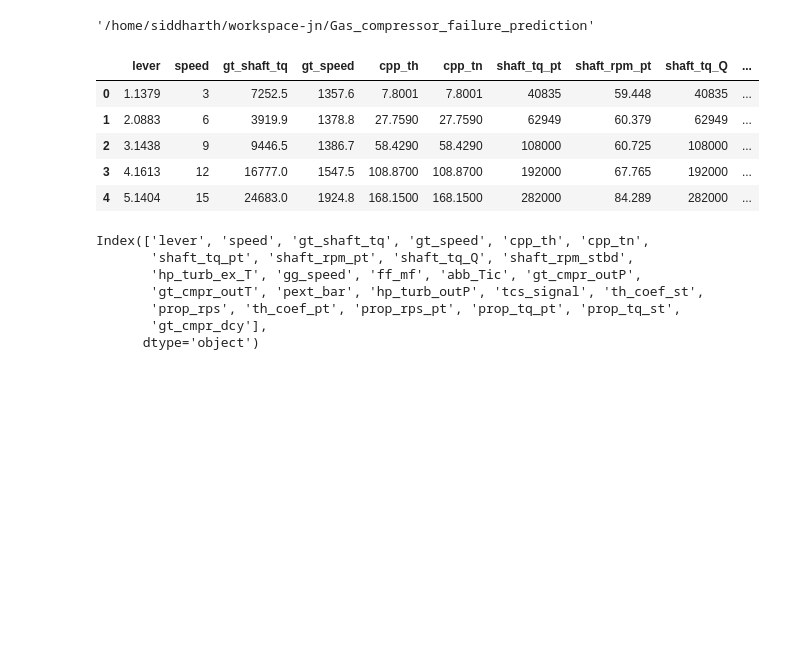
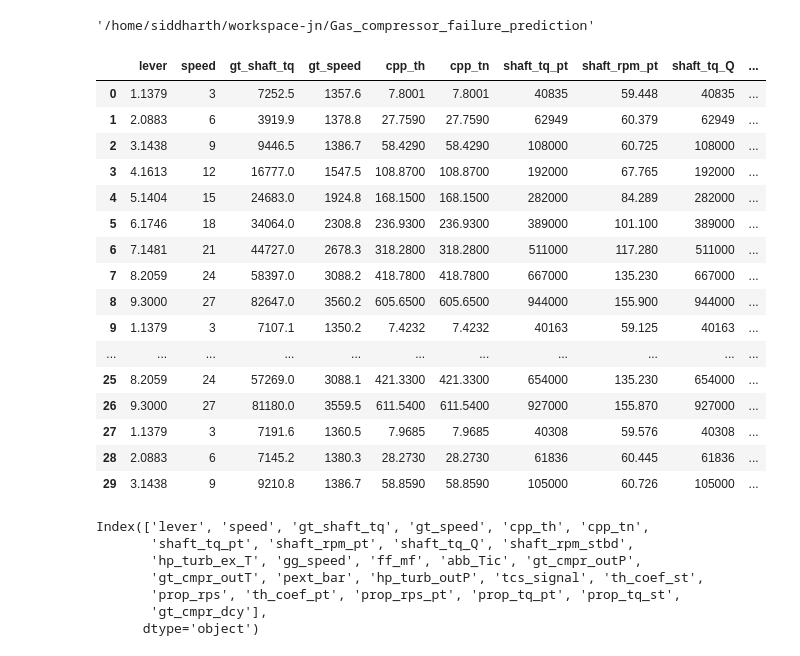
Before and after one commit to slickFix/Gas-compressor-failure-prediction, a Jupyter notebook: EDA.ipynb, the cells around one changed output. Cells and saved outputs as stored; diff of their text form; code cells hidden in the pictures; blank space fills up the shorter version.

```diff
--- a/EDA.ipynb
+++ b/EDA.ipynb
@@ -26,14 +26,25 @@ os.getcwd()
 with open('dataset_pkl_file','rb') as f:
     df = pickle.load(f)
 # %%
-df.head()
+df.head(30)
 # %% [output]
 |  | lever | speed | gt_shaft_tq | gt_speed | cpp_th | cpp_tn | shaft_tq_pt | shaft_rpm_pt | shaft_tq_Q | ... |
 | 0 | 1.1379 | 3 | 7252.5 | 1357.6 | 7.8001 | 7.8001 | 40835 | 59.448 | 40835 | ... |
 | 1 | 2.0883 | 6 | 3919.9 | 1378.8 | 27.7590 | 27.7590 | 62949 | 60.379 | 62949 | ... |
 | 2 | 3.1438 | 9 | 9446.5 | 1386.7 | 58.4290 | 58.4290 | 108000 | 60.725 | 108000 | ... |
 | 3 | 4.1613 | 12 | 16777.0 | 1547.5 | 108.8700 | 108.8700 | 192000 | 67.765 | 192000 | ... |
 | 4 | 5.1404 | 15 | 24683.0 | 1924.8 | 168.1500 | 168.1500 | 282000 | 84.289 | 282000 | ... |
+| 5 | 6.1746 | 18 | 34064.0 | 2308.8 | 236.9300 | 236.9300 | 389000 | 101.100 | 389000 | ... |
+| 6 | 7.1481 | 21 | 44727.0 | 2678.3 | 318.2800 | 318.2800 | 511000 | 117.280 | 511000 | ... |
+| 7 | 8.2059 | 24 | 58397.0 | 3088.2 | 418.7800 | 418.7800 | 667000 | 135.230 | 667000 | ... |
+| 8 | 9.3000 | 27 | 82647.0 | 3560.2 | 605.6500 | 605.6500 | 944000 | 155.900 | 944000 | ... |
+| 9 | 1.1379 | 3 | 7107.1 | 1350.2 | 7.4232 | 7.4232 | 40163 | 59.125 | 40163 | ... |
+| ... | ... | ... | ... | ... | ... | ... | ... | ... | ... | ... |
+| 25 | 8.2059 | 24 | 57269.0 | 3088.1 | 421.3300 | 421.3300 | 654000 | 135.230 | 654000 | ... |
+| 26 | 9.3000 | 27 | 81180.0 | 3559.5 | 611.5400 | 611.5400 | 927000 | 155.870 | 927000 | ... |
+| 27 | 1.1379 | 3 | 7191.6 | 1360.5 | 7.9685 | 7.9685 | 40308 | 59.576 | 40308 | ... |
+| 28 | 2.0883 | 6 | 7145.2 | 1380.3 | 28.2730 | 28.2730 | 61836 | 60.445 | 61836 | ... |
+| 29 | 3.1438 | 9 | 9210.8 | 1386.7 | 58.8590 | 58.8590 | 105000 | 60.726 | 105000 | ... |
 # %%
 df.columns
 # %% [output]
```
Also changed, not shown: parts of 4 cells of this notebook.
